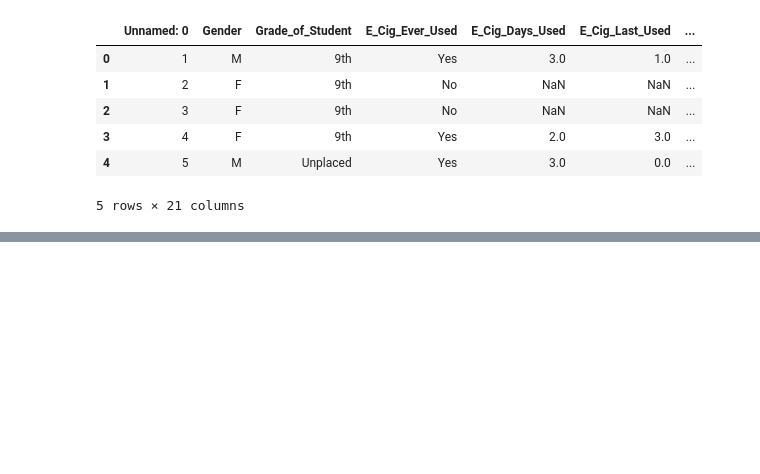
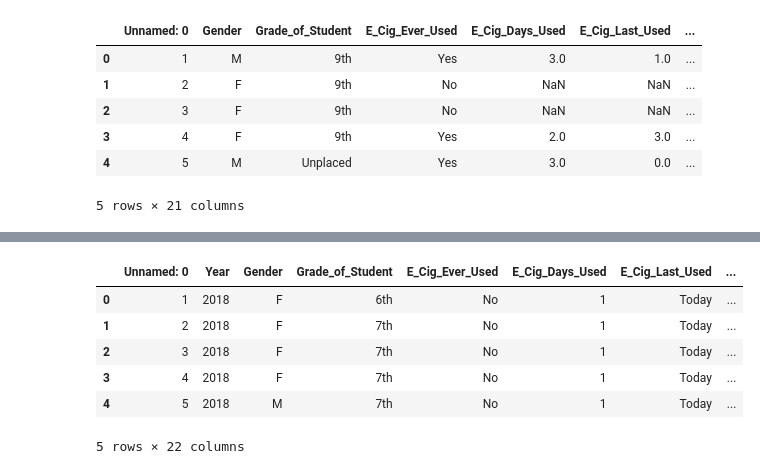
Before and after one commit to kh-bh/IntroToDSFinalProject, a Jupyter notebook: NYTS 2016-2022 Full Data/MergingData.ipynb, the cells around one changed output, grey strips where cells are left out. Cells and saved outputs as stored; diff of their text form; code cells hidden in the pictures; blank space fills up the shorter version.

```diff
--- a/NYTS 2016-2022 Full Data/MergingData.ipynb
+++ b/NYTS 2016-2022 Full Data/MergingData.ipynb
@@ -19 +49,11 @@ NYTS2020.head()
+# %%
+NYTS2018.head()
+# %% [output]
+|  | Unnamed: 0 | Year | Gender | Grade_of_Student | E_Cig_Ever_Used | E_Cig_Days_Used | E_Cig_Last_Used | ... |
+| 0 | 1 | 2018 | F | 6th | No | 1 | Today | ... |
+| 1 | 2 | 2018 | F | 7th | No | 1 | Today | ... |
+| 2 | 3 | 2018 | F | 7th | No | 1 | Today | ... |
+| 3 | 4 | 2018 | F | 7th | No | 1 | Today | ... |
+| 4 | 5 | 2018 | M | 7th | No | 1 | Today | ... |
+5 rows × 22 columns
 # %%
```
Also changed, not shown: parts of 7 cells of this notebook, 2 other files.
